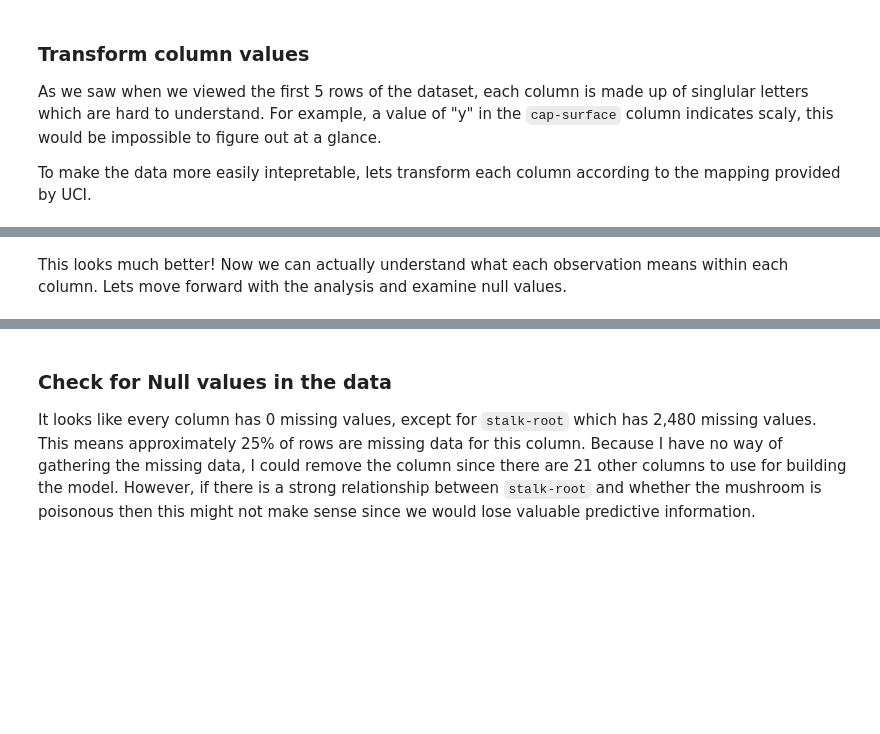
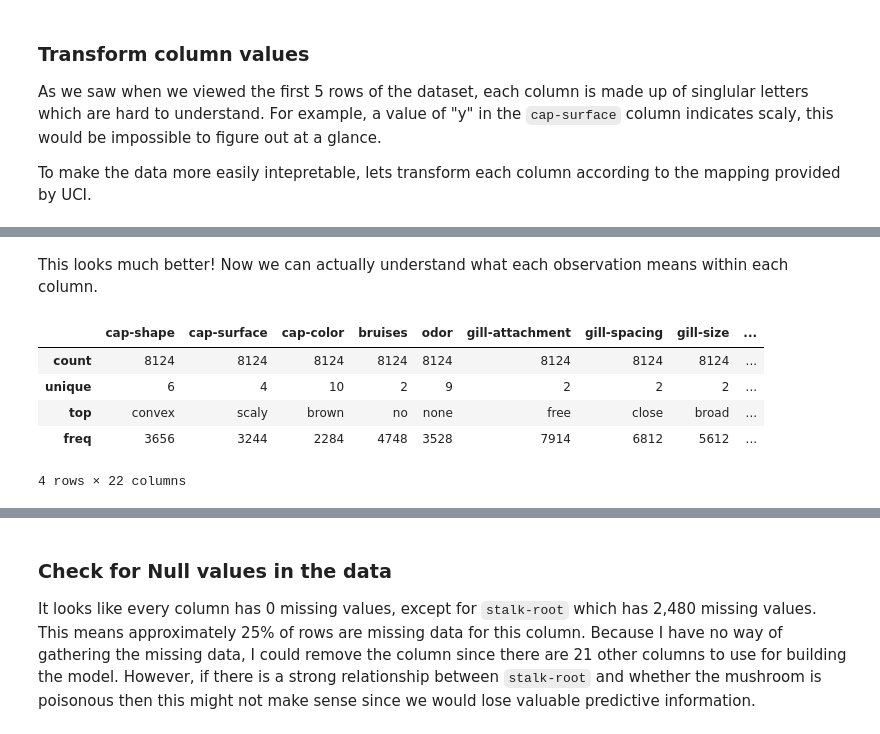
Before and after one commit to AlexVazquez19/mushroom-project, a Jupyter notebook: mushroom.ipynb, the cells around one changed output, grey strips where cells are left out. Cells and saved outputs as stored; diff of their text form; code cells hidden in the pictures; blank space fills up the shorter version.

```diff
--- a/mushroom.ipynb
+++ b/mushroom.ipynb
@@ -176,2 +177,11 @@ df_mushroom.head()
 # %% [markdown]
-This looks much better! Now we can actually understand what each observation means within each column. Lets move forward with the analysis and examine null values.
+This looks much better! Now we can actually understand what each observation means within each column.
+# %%
+df_mushroom.describe(include=['O'])
+# %% [output]
+|  | cap-shape | cap-surface | cap-color | bruises | odor | gill-attachment | gill-spacing | gill-size | ... |
+| count | 8124 | 8124 | 8124 | 8124 | 8124 | 8124 | 8124 | 8124 | ... |
+| unique | 6 | 4 | 10 | 2 | 9 | 2 | 2 | 2 | ... |
+| top | convex | scaly | brown | no | none | free | close | broad | ... |
+| freq | 3656 | 3244 | 2284 | 4748 | 3528 | 7914 | 6812 | 5612 | ... |
+4 rows × 22 columns
```
Also changed, not shown: parts of 12 cells of this notebook.
